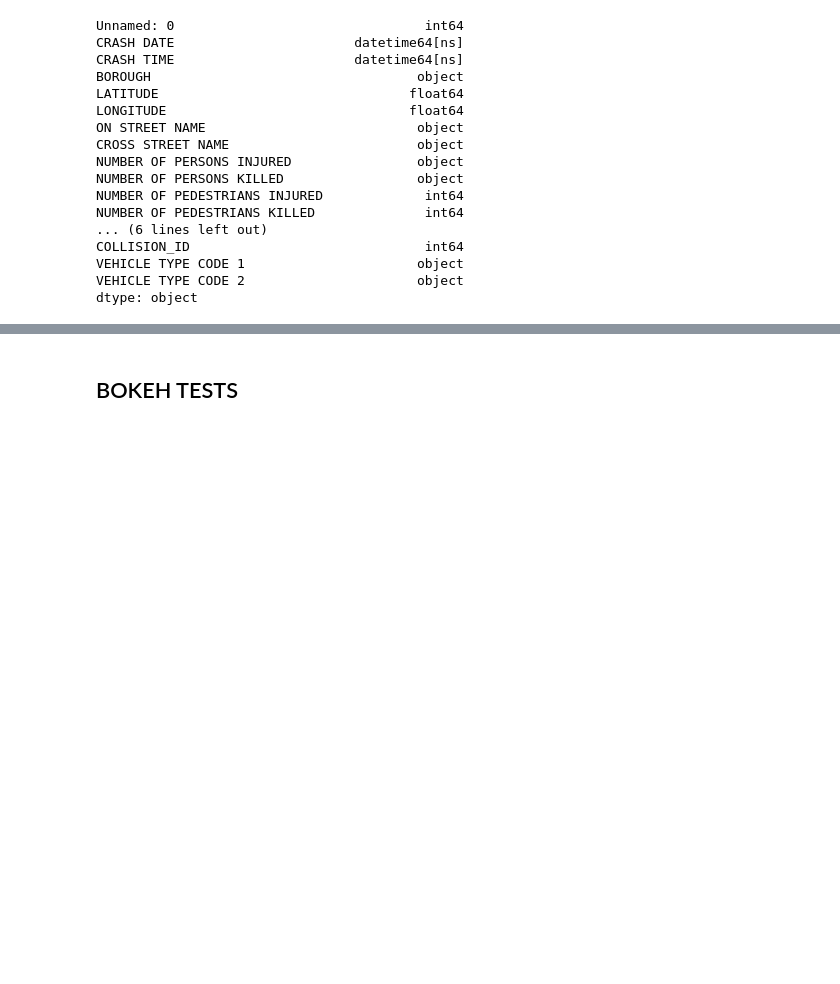
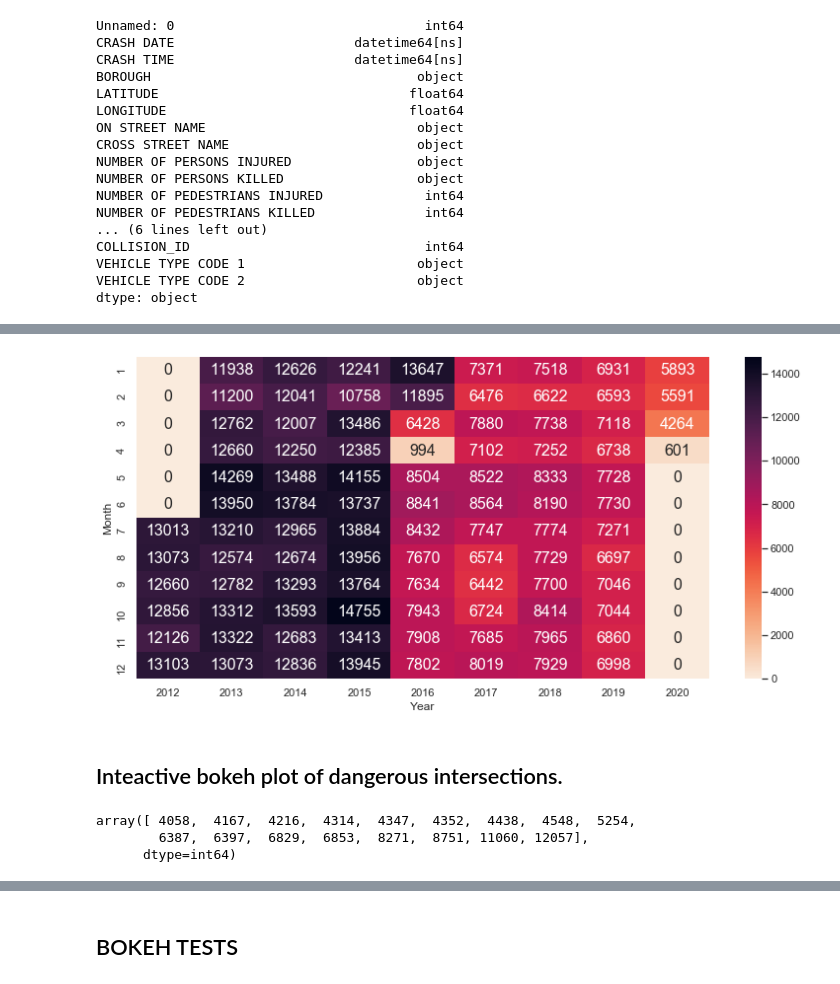
Before and after one commit to Strandgaard96/vehicle_collision_webpage, a Jupyter notebook: Magnus_final_project_crash.ipynb, the cells around one changed output, grey strips where cells are left out. Cells and saved outputs as stored; diff of their text form; code cells hidden in the pictures; blank space fills up the shorter version.

```diff
--- a/Magnus_final_project_crash.ipynb
+++ b/Magnus_final_project_crash.ipynb
@@ -106,0 +89,7 @@ plt.show()
+# %%
+hmap = hmap.rename_axis(index={'CRASH DATE': 'Month'},columns={'CRASH DATE': 'Year'}).fillna(0).astype(int)
+# %%
+cmap = sns.cm.rocket_r
+ax = sns.heatmap(hmap,annot=True,fmt="d",annot_kws={"size": 16},cmap = cmap)
+# %% [output]
+[figure, added]
@@ -106,0 +98,2 @@ plt.show()
+# %% [markdown]
+## Inteactive bokeh plot of dangerous intersections.
@@ -106,0 +104,6 @@ plt.show()
+# %%
+largest.values
+# %% [output]
+array([ 4058,  4167,  4216,  4314,  4347,  4352,  4438,  4548,  5254,
+        6387,  6397,  6829,  6853,  8271,  8751, 11060, 12057],
+      dtype=int64)
```
Also changed, not shown: parts of 14 cells of this notebook, 2 other files.
